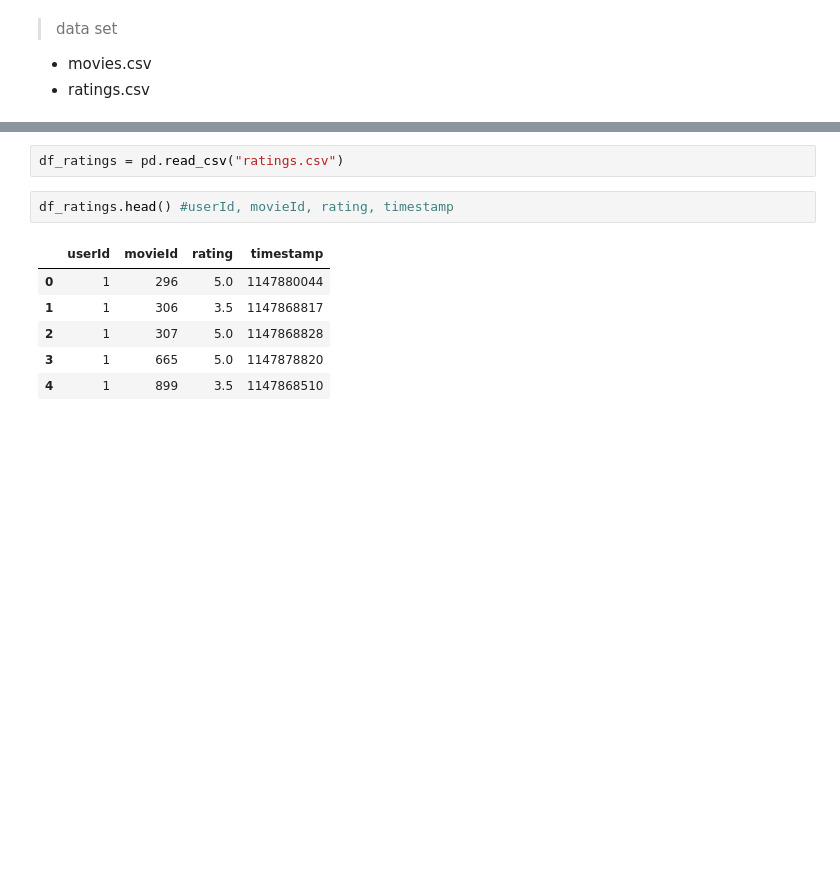
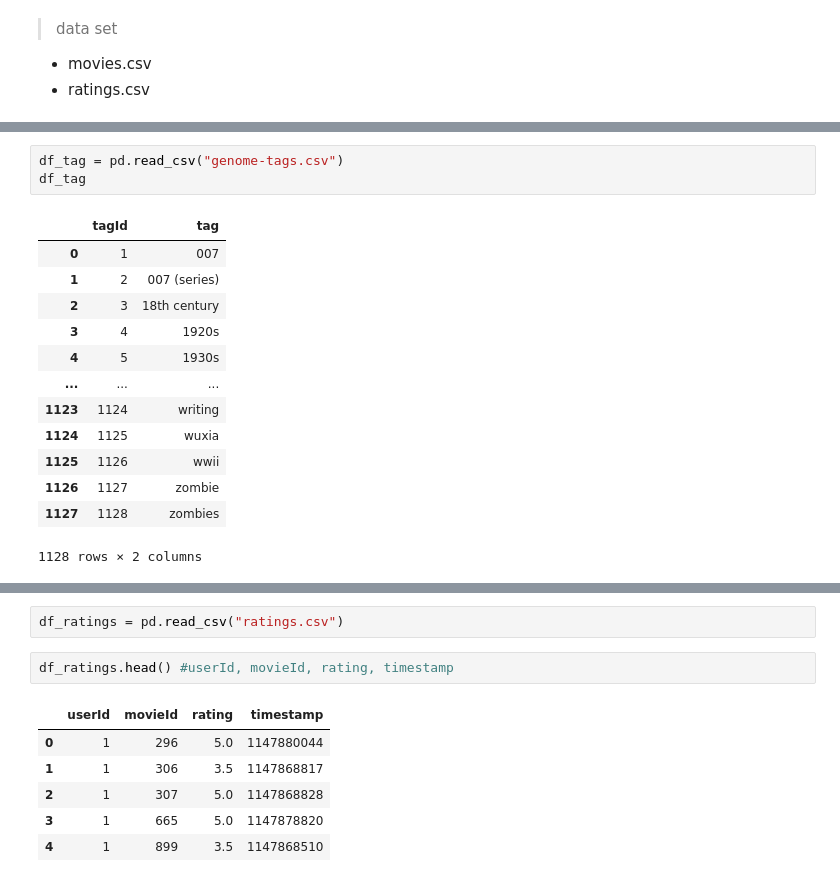
Before and after one commit to kkyuhun94/Matrix_Factorization, a Jupyter notebook: matrix_factorization.ipynb, the cells around one changed output, grey strips where cells are left out. Drawn from its saved outputs; the diff is of its cells as text; blank space fills up the shorter version.

```diff
--- a/matrix_factorization.ipynb
+++ b/matrix_factorization.ipynb
@@ -23,0 +41,17 @@ https://www.youtube.com/watch?v=ZspR5PZemcs&feature=youtu.be&fbclid=IwAR1s02b72t
+# %%
+df_tag = pd.read_csv("genome-tags.csv")
+df_tag
+# %% [output]
+|  | tagId | tag |
+| 0 | 1 | 007 |
+| 1 | 2 | 007 (series) |
+| 2 | 3 | 18th century |
+| 3 | 4 | 1920s |
+| 4 | 5 | 1930s |
+| ... | ... | ... |
+| 1123 | 1124 | writing |
+| 1124 | 1125 | wuxia |
+| 1125 | 1126 | wwii |
+| 1126 | 1127 | zombie |
+| 1127 | 1128 | zombies |
+1128 rows × 2 columns
```
Also changed, not shown: parts of 6 cells of this notebook.
